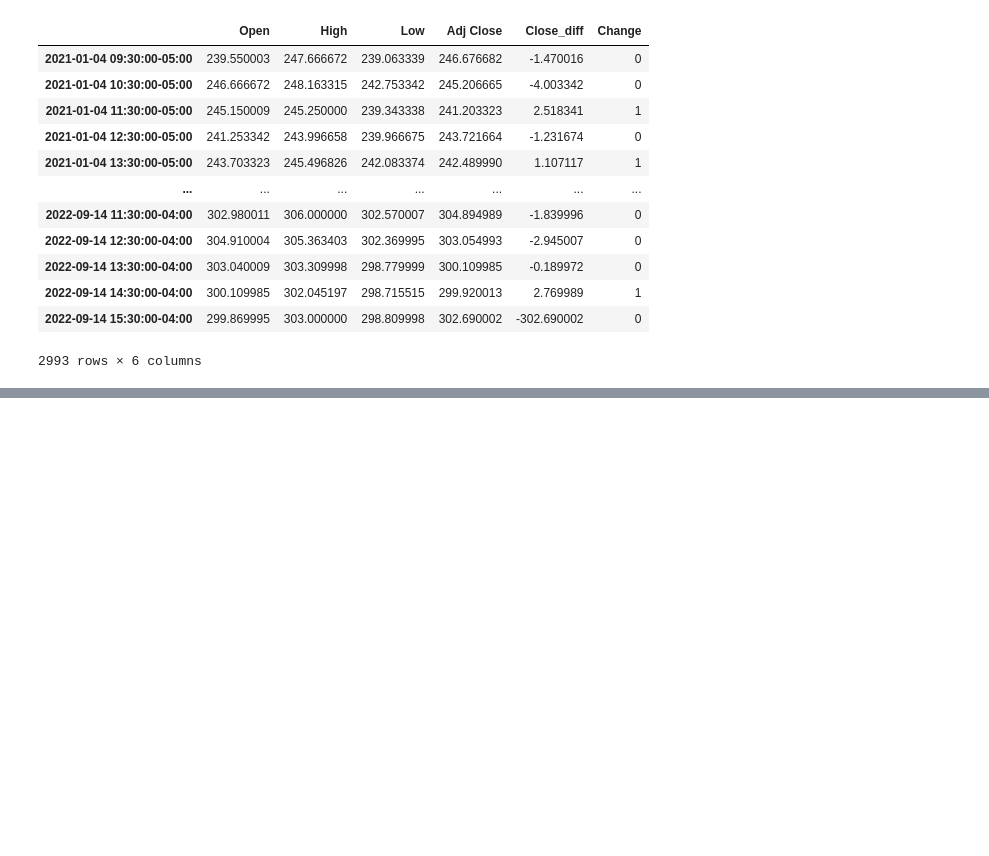
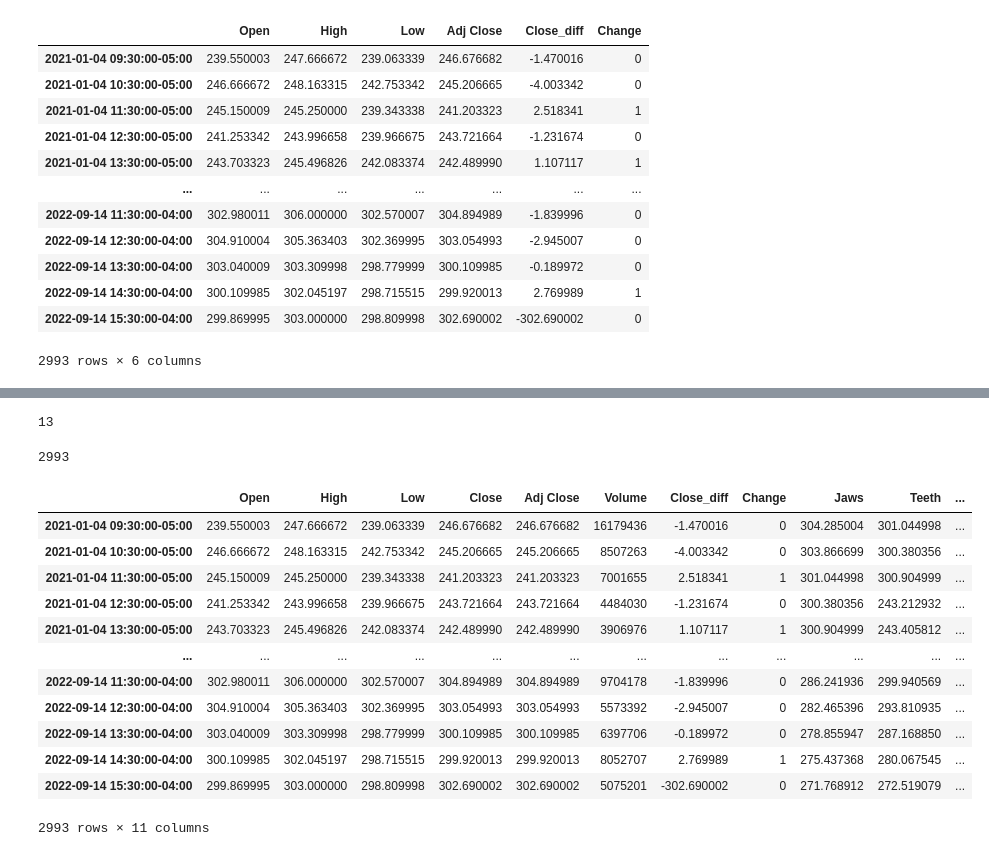
Before and after one commit to AtaKolev/TAFI, a Jupyter notebook: ML_tryouts/close_diff_approach.ipynb, the cells around one changed output, grey strips where cells are left out. Drawn from its saved outputs; the diff is of its cells as text; code cells hidden in the pictures; blank space fills up the shorter version.

```diff
--- a/ML_tryouts/close_diff_approach.ipynb
+++ b/ML_tryouts/close_diff_approach.ipynb
@@ -291,0 +629,24 @@ tsla
+# %%
+len(median_prices[-13:])
+# %% [output]
+13
+# %%
+starting_len
+# %% [output]
+2993
+# %%
+tsla
+# %% [output]
+|  | Open | High | Low | Close | Adj Close | Volume | Close_diff | Change | Jaws | Teeth | ... |
+| 2021-01-04 09:30:00-05:00 | 239.550003 | 247.666672 | 239.063339 | 246.676682 | 246.676682 | 16179436 | -1.470016 | 0 | 304.285004 | 301.044998 | ... |
+| 2021-01-04 10:30:00-05:00 | 246.666672 | 248.163315 | 242.753342 | 245.206665 | 245.206665 | 8507263 | -4.003342 | 0 | 303.866699 | 300.380356 | ... |
+| 2021-01-04 11:30:00-05:00 | 245.150009 | 245.250000 | 239.343338 | 241.203323 | 241.203323 | 7001655 | 2.518341 | 1 | 301.044998 | 300.904999 | ... |
+| 2021-01-04 12:30:00-05:00 | 241.253342 | 243.996658 | 239.966675 | 243.721664 | 243.721664 | 4484030 | -1.231674 | 0 | 300.380356 | 243.212932 | ... |
+| 2021-01-04 13:30:00-05:00 | 243.703323 | 245.496826 | 242.083374 | 242.489990 | 242.489990 | 3906976 | 1.107117 | 1 | 300.904999 | 243.405812 | ... |
+| ... | ... | ... | ... | ... | ... | ... | ... | ... | ... | ... | ... |
+| 2022-09-14 11:30:00-04:00 | 302.980011 | 306.000000 | 302.570007 | 304.894989 | 304.894989 | 9704178 | -1.839996 | 0 | 286.241936 | 299.940569 | ... |
+| 2022-09-14 12:30:00-04:00 | 304.910004 | 305.363403 | 302.369995 | 303.054993 | 303.054993 | 5573392 | -2.945007 | 0 | 282.465396 | 293.810935 | ... |
+| 2022-09-14 13:30:00-04:00 | 303.040009 | 303.309998 | 298.779999 | 300.109985 | 300.109985 | 6397706 | -0.189972 | 0 | 278.855947 | 287.168850 | ... |
+| 2022-09-14 14:30:00-04:00 | 300.109985 | 302.045197 | 298.715515 | 299.920013 | 299.920013 | 8052707 | 2.769989 | 1 | 275.437368 | 280.067545 | ... |
+| 2022-09-14 15:30:00-04:00 | 299.869995 | 303.000000 | 298.809998 | 302.690002 | 302.690002 | 5075201 | -302.690002 | 0 | 271.768912 | 272.519079 | ... |
+2993 rows × 11 columns
```
Also changed, not shown: parts of 55 cells of this notebook, 2 other files.
